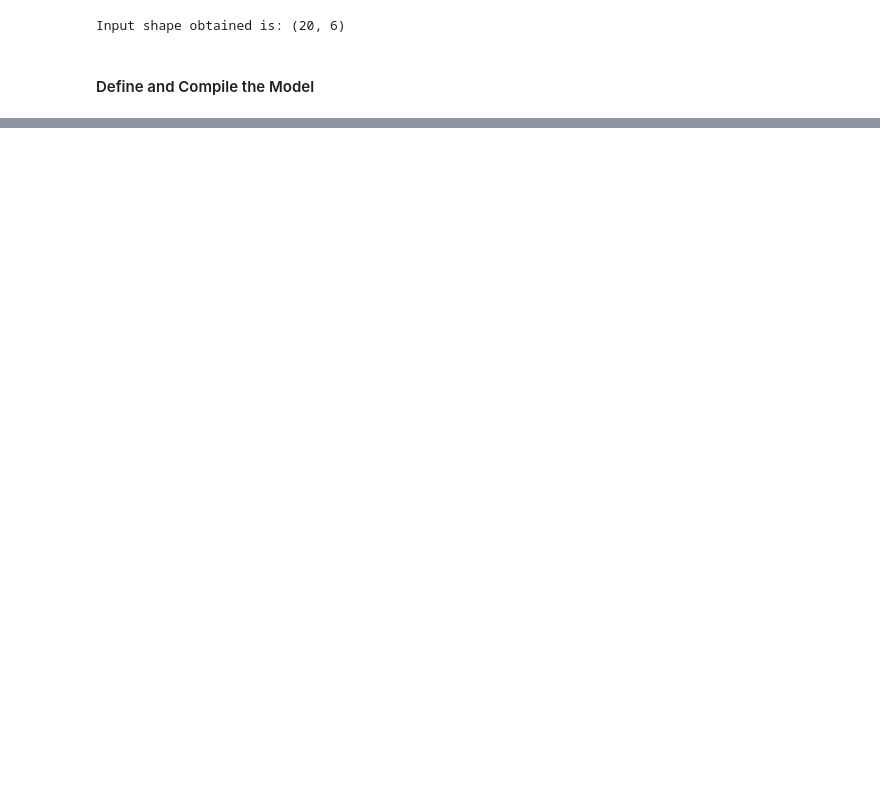
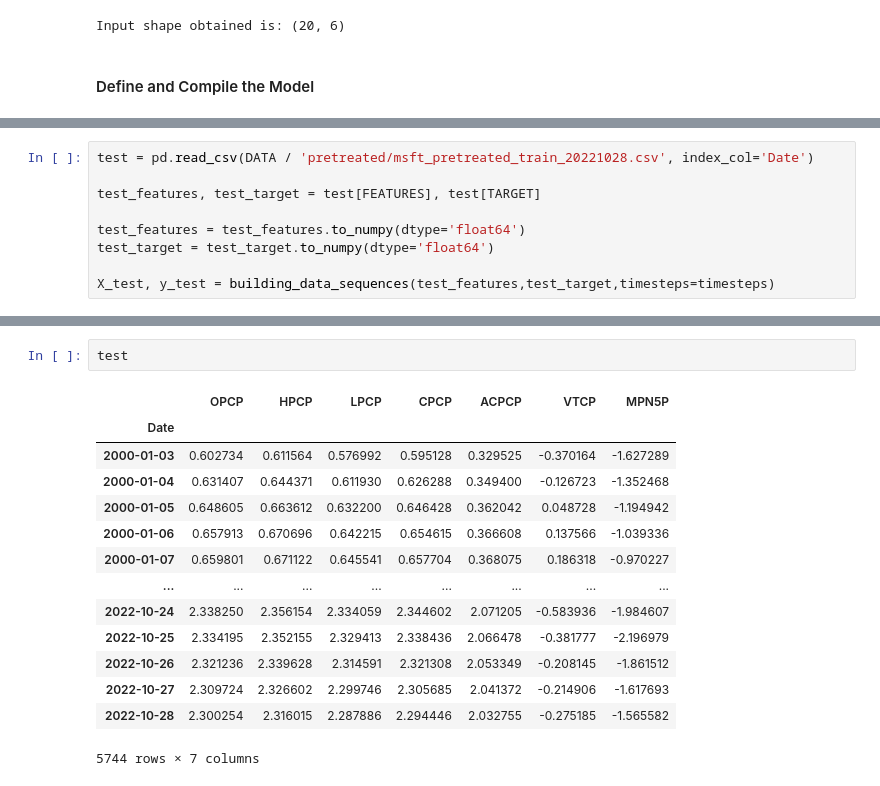
Before and after one commit to Abbass19/LTM_Bot_Clean, a Jupyter notebook: notebooks/0_1_LTM_msft_pretreated_lmb002_model.ipynb, the cells around one changed output, grey strips where cells are left out. Drawn from its saved outputs; the diff is of its cells as text; blank space fills up the shorter version.

```diff
--- a/notebooks/0_1_LTM_msft_pretreated_lmb002_model.ipynb
+++ b/notebooks/0_1_LTM_msft_pretreated_lmb002_model.ipynb
@@ -247,0 +243,9 @@ ResourceExhaustedError: {{function_node __wrapped__StatelessRandomNormalV2_devic
+# %%
+test = pd.read_csv(DATA / 'pretreated/msft_pretreated_train_20221028.csv', index_col='Date')
+
+test_features, test_target = test[FEATURES], test[TARGET]
+
+test_features = test_features.to_numpy(dtype='float64')
+test_target = test_target.to_numpy(dtype='float64')
+
+X_test, y_test = building_data_sequences(test_features,test_target,timesteps=timesteps)
@@ -247,0 +270,17 @@ ResourceExhaustedError: {{function_node __wrapped__StatelessRandomNormalV2_devic
+# %%
+test
+# %% [output]
+|  | OPCP | HPCP | LPCP | CPCP | ACPCP | VTCP | MPN5P |
+| Date |  |  |  |  |  |  |  |
+| 2000-01-03 | 0.602734 | 0.611564 | 0.576992 | 0.595128 | 0.329525 | -0.370164 | -1.627289 |
+| 2000-01-04 | 0.631407 | 0.644371 | 0.611930 | 0.626288 | 0.349400 | -0.126723 | -1.352468 |
+| 2000-01-05 | 0.648605 | 0.663612 | 0.632200 | 0.646428 | 0.362042 | 0.048728 | -1.194942 |
+| 2000-01-06 | 0.657913 | 0.670696 | 0.642215 | 0.654615 | 0.366608 | 0.137566 | -1.039336 |
+| 2000-01-07 | 0.659801 | 0.671122 | 0.645541 | 0.657704 | 0.368075 | 0.186318 | -0.970227 |
+| ... | ... | ... | ... | ... | ... | ... | ... |
+| 2022-10-24 | 2.338250 | 2.356154 | 2.334059 | 2.344602 | 2.071205 | -0.583936 | -1.984607 |
+| 2022-10-25 | 2.334195 | 2.352155 | 2.329413 | 2.338436 | 2.066478 | -0.381777 | -2.196979 |
+| 2022-10-26 | 2.321236 | 2.339628 | 2.314591 | 2.321308 | 2.053349 | -0.208145 | -1.861512 |
+| 2022-10-27 | 2.309724 | 2.326602 | 2.299746 | 2.305685 | 2.041372 | -0.214906 | -1.617693 |
+| 2022-10-28 | 2.300254 | 2.316015 | 2.287886 | 2.294446 | 2.032755 | -0.275185 | -1.565582 |
+5744 rows × 7 columns
```
Also changed, not shown: parts of 15 cells of this notebook.
